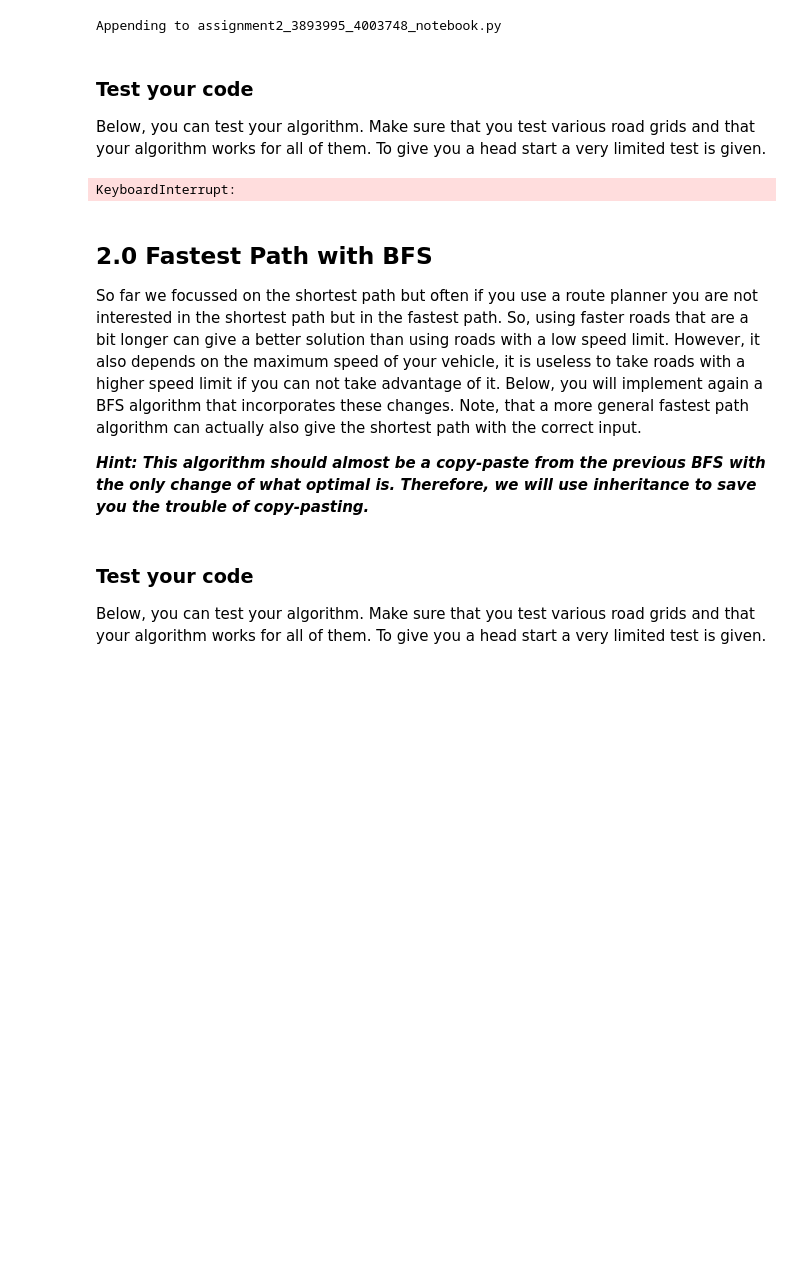
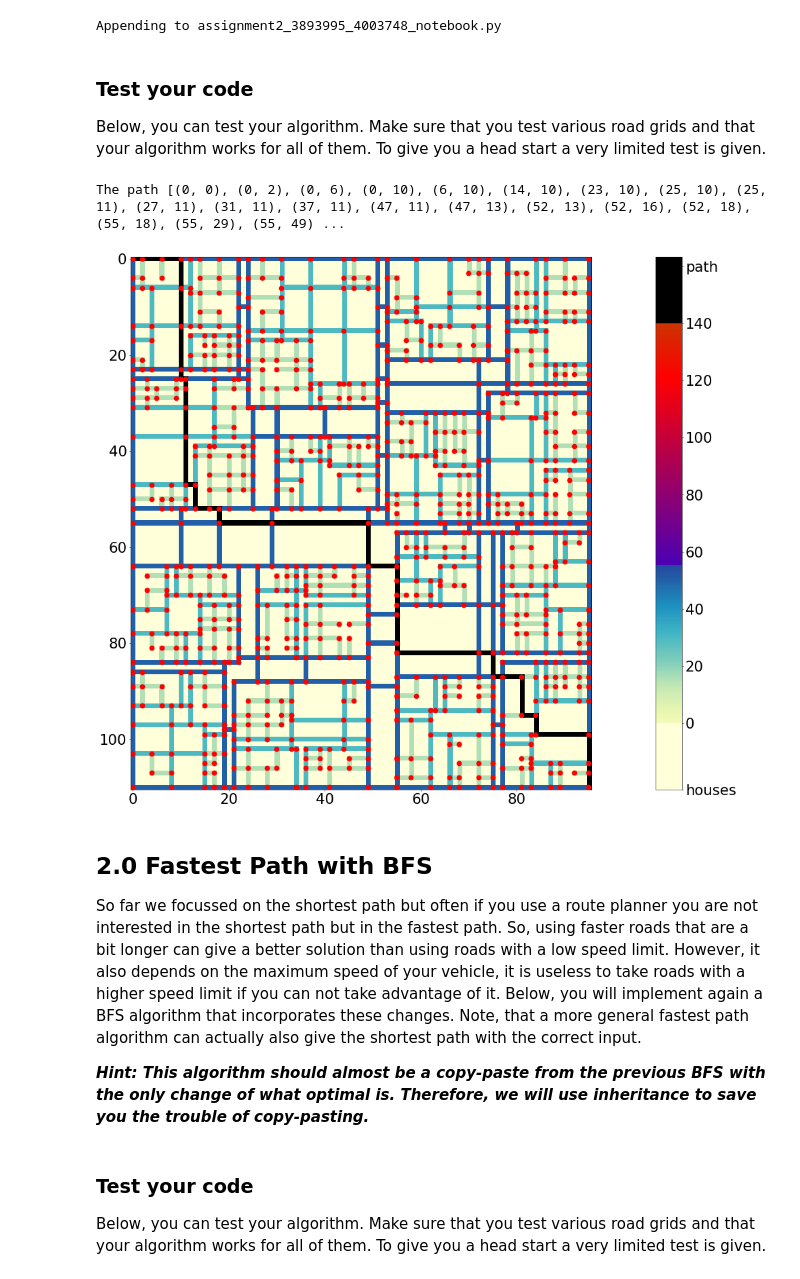
Before and after one commit to kooroshkz/Algorithms-and-Data-Structures, a Jupyter notebook: Assignment-2/assignment2.ipynb, the cells around one changed output. Drawn from its saved outputs; the diff is of its cells as text; code cells hidden in the pictures; blank space fills up the shorter version.

```diff
--- a/Assignment-2/assignment2.ipynb
+++ b/Assignment-2/assignment2.ipynb
@@ -830,8 +830,10 @@ class BFSSolverShortestPath():
         self.priorityqueue = [(source, 0)]
         self.history = {source: (None, 0)}
         self.destination = destination
+        self.graph = graph
+        self.main_loop()
+        return self.find_path()
 
-        raise NotImplementedError("Please complete this method")
 
     def find_path(self):
         """
@@ -843,7 +845,19 @@ class BFSSolverShortestPath():
         :return: A path that is the optimal route from source to destination and its length.
         :rtype: list[tuple[int]], float
         """
-        raise NotImplementedError("Please complete this method")
+        if self.destination not in self.history:
+            return [], 0.0
+        path = []
+        current = self.destination
+        prev = self.destination
+        length = 0.0
+        while current:
+            path.append(current)
+            length += np.sqrt((current[0] - prev[0])**2 + (current[1] - prev[1])**2)
+            prev = current
+            current = self.history.get(current)[0]
+        path.reverse()
+        return path, length
 
     def main_loop(self):
         """
@@ -852,7 +866,12 @@ class BFSSolverShortestPath():
         It does not have any inputs nor outputs.
         Hint, use object attributes to store results.
         """
-        raise NotImplementedError("Please complete this method")
+        while self.priorityqueue:
+            current, current_distance = self.priorityqueue.pop(0)
+            if self.base_case(current):
+                return
+            for new_node in self.next_step(current):
+                self.step(current, new_node, current_distance)
 
     def base_case(self, node):
         """
@@ -863,9 +882,9 @@ class BFSSolverShortestPath():
         :return: Returns True if the base case is reached.
         :rtype: bool
         """
-        raise NotImplementedError("Please complete this method")
+        return node == self.destination
 
-    def new_cost(self, previous_node, distance, speed_limit):
+    def new_cost(self, previous_node, distance, speed_limit=None):
         """
         This is a helper method that calculates the new cost to go from the previous node to
         a new node with a distance and speed_limit between the previous node and new node.
@@ -881,9 +900,9 @@ class BFSSolverShortestPath():
         :return: The cost to reach the node.
         :rtype: float
         """
-        raise NotImplementedError("Please complete this method")
+        return distance + self.history[previous_node][1]
 
-    def step(self, node, new_node, distance, speed_limit):
+    def step(self, node, new_node, distance, speed_limit=None):
         """
         One step in the BFS algorithm. For now, speed_limit can be ignored.
 
@@ -896,7 +915,9 @@ class BFSSolverShortestPath():
         :param speed_limit: The speed limit on the road from node to new_node.
         :type speed_limit: float
         """
-        raise NotImplementedError("Please complete this method")
+        if new_node not in self.history:
+            self.priorityqueue.append((new_node, self.new_cost(node, distance)))
+            self.history[new_node] = (node, self.new_cost(node, distance))
 
     def next_step(self, node):
         """
@@ -907,7 +928,7 @@ class BFSSolverShortestPath():
         :return: A list with possible next nodes that can be visited from the current node.
         :rtype: list[tuple[int]]
         """
-        raise NotImplementedError("Please complete this method")
+        return [item[0] for item in self.graph.adjacency_list[node]]
 # %% [output]
 Appending to assignment2_3893995_4003748_notebook.py
 # %% [markdown]
@@ -920,16 +938,23 @@ map_ = Map(1, (1,3))
 # %%
+# If you put the map generated in a separate cell you can run multiple tests on the same map
+map_ = Map(4, (1,3))
+
+# Map 5 cannot be shown
+
 plt.matplotlib.rcParams['figure.dpi'] = max(50, map_.size ** 0.5 // 2)  # Number of pixels, therefore, the quality of the image. A large dpi is very slow.
 
 graph = Graph(map_)
 start = (0,0)
 end = (map_.shape[0]-1, map_.shape[1]-1)
 
 path, distance = BFSSolverShortestPath()(graph, start, end)
 print(f"The path {path} has a distance of: {distance}")
 graph.show_coordinates(color='r', size=10)
+# graph.show_edges()
 map_.show(path, axis=True)
 # %% [output]
-KeyboardInterrupt:
+The path [(0, 0), (0, 2), (0, 6), (0, 10), (6, 10), (14, 10), (23, 10), (25, 10), (25, 11), (27, 11), (31, 11), (37, 11), (47, 11), (47, 13), (52, 13), (52, 16), (52, 18), (55, 18), (55, 29), (55, 49) ...
+[figure, added]
 # %% [markdown]
 ## 2.0 Fastest Path with BFS
 
```
Also changed, not shown: parts of 11 cells of this notebook, 1 other file.
